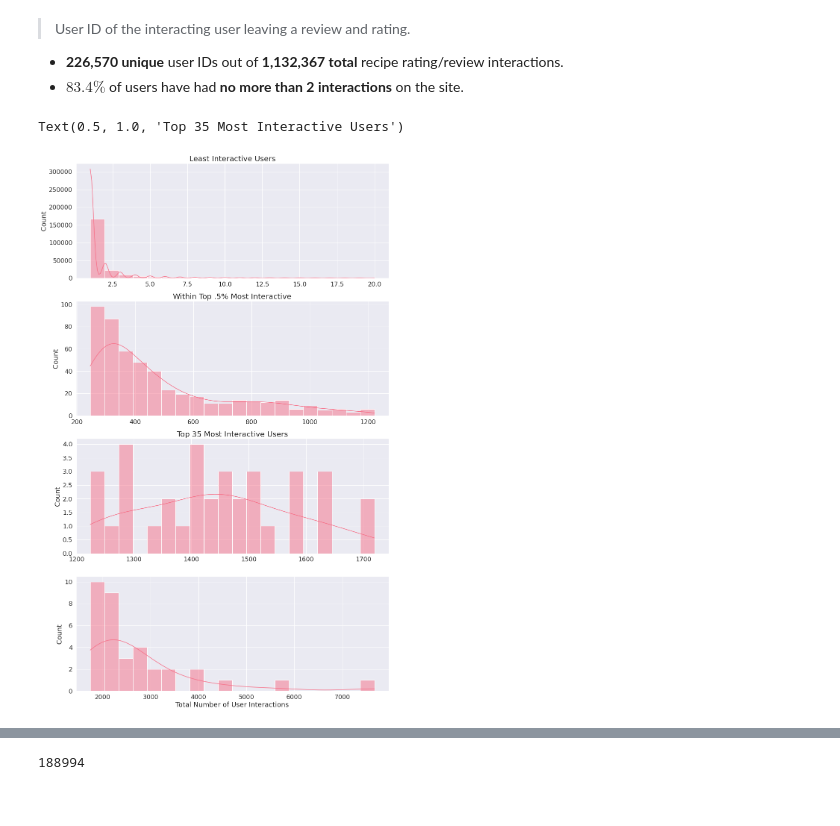
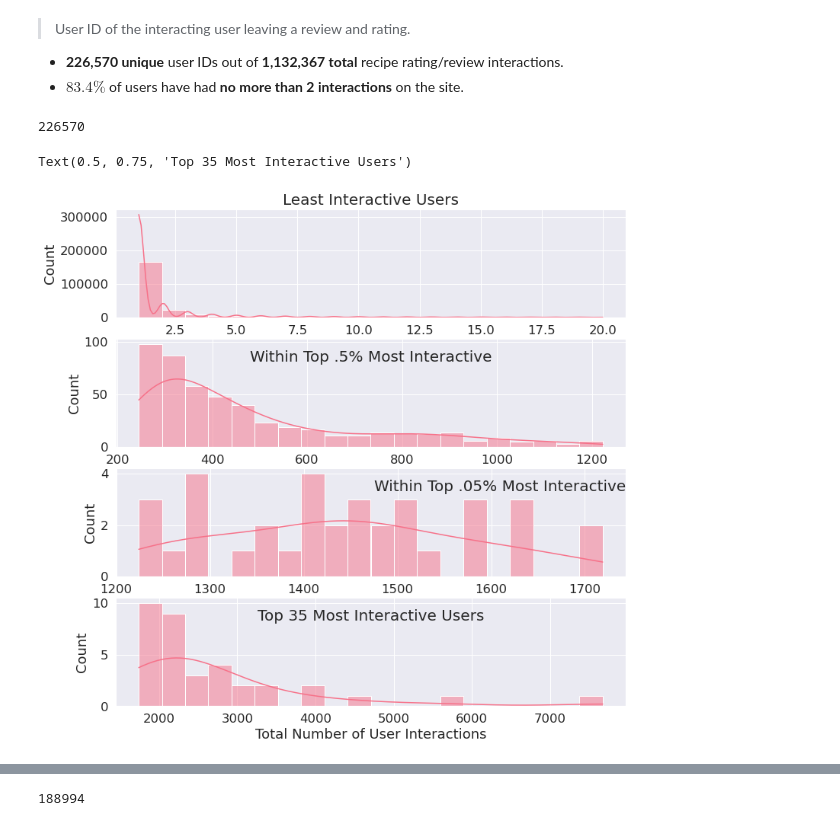
Before and after one commit to mike-flanagan/recipe-book, a Jupyter notebook: MF_Recipe_RecSystem_Notebook.ipynb, the cells around one changed output, grey strips where cells are left out. Cells and saved outputs as stored; diff of their text form; code cells hidden in the pictures.

```diff
--- a/MF_Recipe_RecSystem_Notebook.ipynb
+++ b/MF_Recipe_RecSystem_Notebook.ipynb
@@ -212,28 +211,31 @@ dtype: int64
 
 - **226,570 unique** user IDs out of **1,132,367 total** recipe rating/review interactions.
 - $83.4\%$ of users have had **no more than 2 interactions** on the site.
+# %%
+len(idf.user_id.unique())
+# %% [output]
+226570
 # %%
-sns.set_theme(font_scale=1.5)
 sns.set_palette("husl", 2)
-fig, ax = plt.subplots(4, 1, figsize=(15,26))
+fig, ax = plt.subplots(4, 1, figsize=(12,12))
 sns.histplot(idf.user_id.value_counts().sort_values()[:220000], bins = 20, kde='true', ax=ax[0])
 sns.histplot(idf.user_id.value_counts().sort_values()[226000:226500], bins = 20, kde='true', ax=ax[1])
 sns.histplot(idf.user_id.value_counts().sort_values()[226500:226535], bins = 20, kde=True, ax=ax[2])
 sns.histplot(idf.user_id.value_counts().sort_values()[226535:], bins = 20, kde=True, ax=ax[3])
 ax[0].set_xlabel(xlabel=None)
 ax[1].set_xlabel(xlabel=None)
 ax[2].set_xlabel(xlabel=None)
 ax[3].set_xlabel(xlabel='Total Number of User Interactions')
 
 ax[0].set_title(label='Least Interactive Users', size = 20)
-ax[1].set_title(label='Within Top .5% Most Interactive', size = 20)
-ax[2].set_title(label='Within Top .05% Most Interactive', size = 20)
-ax[2].set_title(label='Top 35 Most Interactive Users', size = 20)
+ax[1].set_title(label='Within Top .5% Most Interactive', size = 20, y=.750)
+ax[2].set_title(label='Within Top .05% Most Interactive', size = 20, y=.750, loc='right')
+ax[3].set_title(label='Top 35 Most Interactive Users', size = 20, y=.750)
 
 # ax[0].set_yticklabels(labels=size = 16)
 # ax[1].set_yticklabels(size = 16)
 # ax[2].set_yticklabels(size = 16)
 # ax[2].set_yticklabels(size = 16);
 # %% [output]
-Text(0.5, 1.0, 'Top 35 Most Interactive Users')
+Text(0.5, 0.75, 'Top 35 Most Interactive Users')
-[figure, old version]
+[figure, new version]
```
Also changed, not shown: parts of 100 cells of this notebook, 6 other files.
